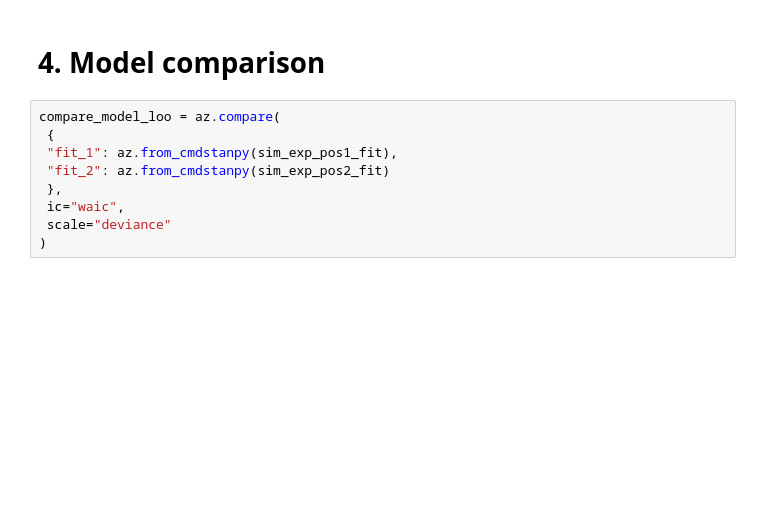
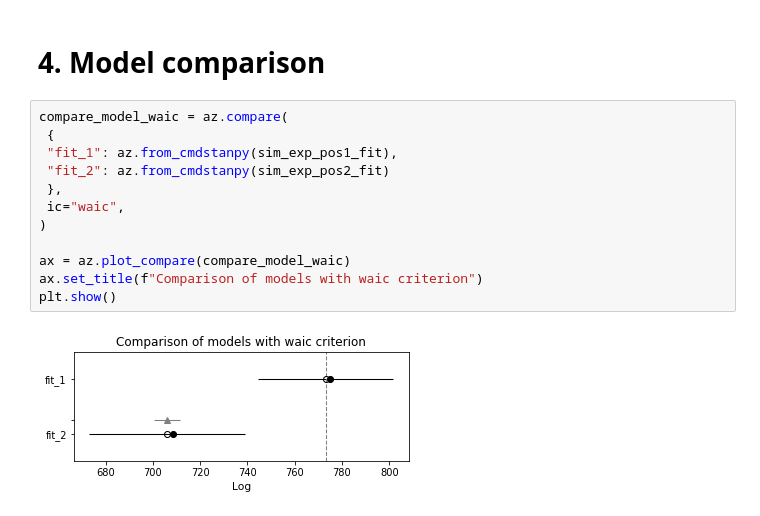
Before and after one commit to Karolina0110/DA, a Jupyter notebook: project/main_notebook.ipynb, the cells around one changed output. Cells and saved outputs as stored; diff of their text form; blank space fills up the shorter version.

Commit message:
added comparison

```diff
--- a/project/main_notebook.ipynb
+++ b/project/main_notebook.ipynb
@@ -534,11 +655,16 @@ plt.show()
 # %% [markdown]
 # 4. Model comparison
 # %%
-compare_model_loo = az.compare(
+compare_model_waic = az.compare(
  {
  "fit_1": az.from_cmdstanpy(sim_exp_pos1_fit),
  "fit_2": az.from_cmdstanpy(sim_exp_pos2_fit)
  },
  ic="waic",
- scale="deviance"
 )
+
+ax = az.plot_compare(compare_model_waic)
+ax.set_title(f"Comparison of models with waic criterion")
+plt.show()
+# %% [output]
+[figure, added]
```
Also changed, not shown: parts of 29 cells of this notebook, 28 other files.
